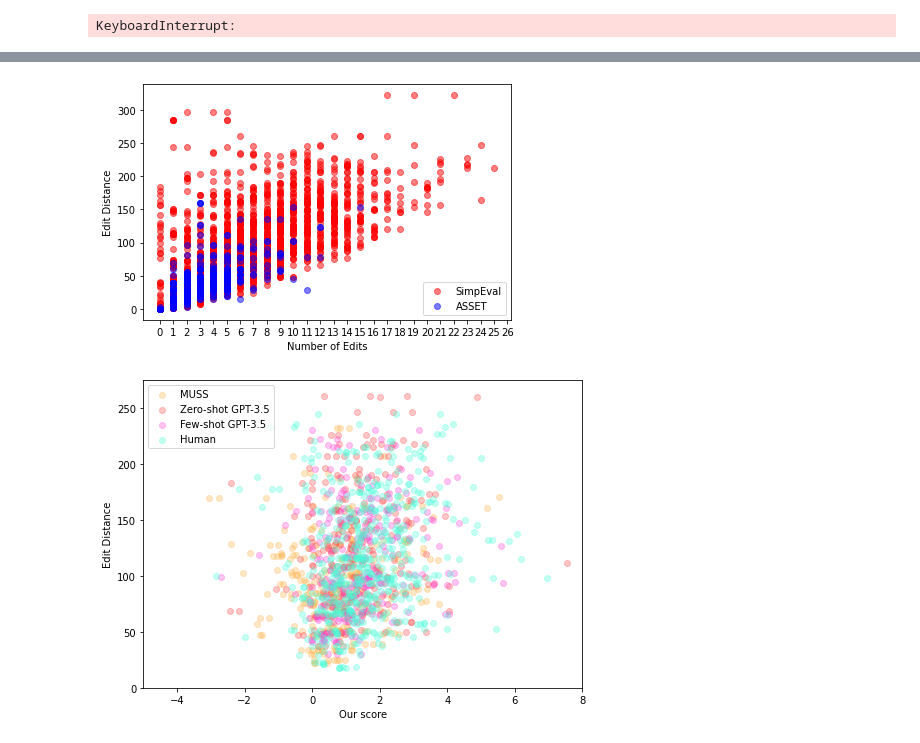
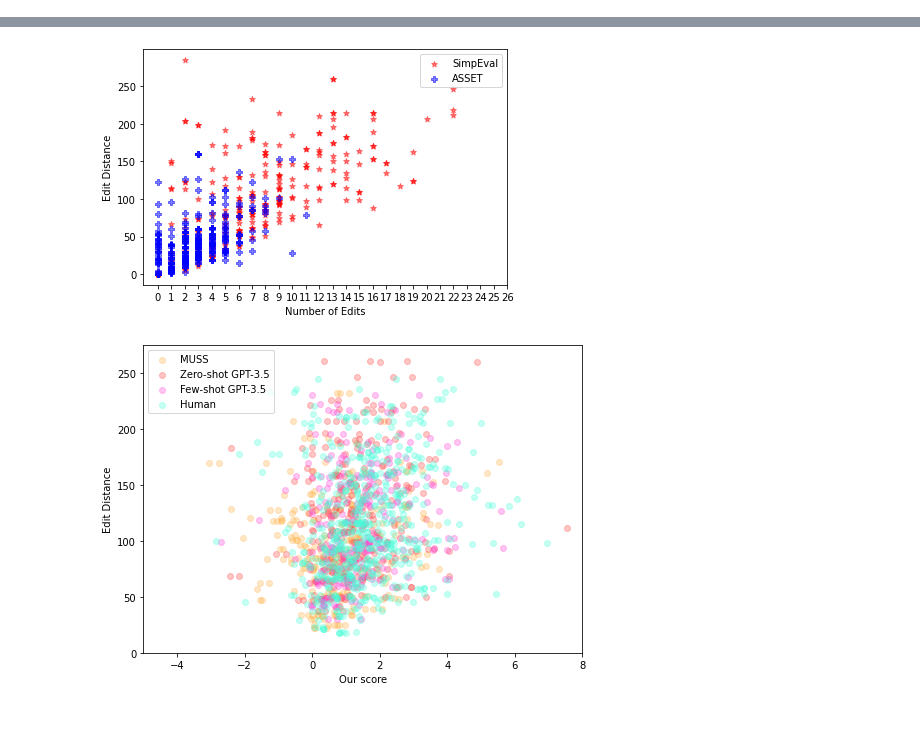
Before and after one commit to Yao-Dou/ts-annotation-tool, a Jupyter notebook: analysis/edit-distance.ipynb, the cells around one changed output, grey strips where cells are left out. Saved outputs shown, nothing was run; the diff lists cells and outputs as text; code cells hidden in the pictures.

```diff
--- a/analysis/edit-distance.ipynb
+++ b/analysis/edit-distance.ipynb
@@ -2,9 +2,7 @@
 from utils.all import *
 
 # There's also 'tutorial' and 'preliminary' data
-data = load_data('../annotated', batch_num=[5, 6, 7, 8, 9, 10, 11], preprocess=True)
+data = load_data('../data/inspection_rating_annotated', preprocess=True, adjudicated=True)
 systems = set([x['system'] for x in data])
 edit_types = set(data[0]['annotations'].keys())
-
-# TODO: trivial edits on substitutions aren't being processed correctly
 # %% [output]
@@ -19,3 +50,4 @@ KeyboardInterrupt:
 # %%
-asset = load_data('../annotated', batch_num=[1, 2, 3, 4], preprocess=True)
+import utils.dataloader_old as dl
+asset = dl.load_data('../data/annotated', batch_num=[1, 2, 3, 4], preprocess=True)
 # %% [output]
@@ -29,8 +71,6 @@ When processing sentence: rachel - Batch 4, HIT 5 (ID 124). Caught error on: Cou
 # %%
 for sent in data:
     sent['ed'] = edit_dist(sent['original'], sent['simplified'])
-# %% [output]
-KeyboardInterrupt:
 # %%
 for sent in asset:
     sent['ed'] = edit_dist(sent['original'], sent['simplified'])
@@ -37,12 +79,15 @@ for sent in asset:
 # %%
+n = 300
+
 pts = []
 for sent in data:
     pts += [(
         len(sent['processed_annotations']),
         sent['ed']
     )]
+pts = random.sample(pts, n)
 x, y = [p[0] for p in pts], [p[1] for p in pts]
-plt.scatter(x, y, color='red', label='SimpEval', alpha=0.5)
+plt.scatter(x, y, color='red', label='SimpEval', marker="*", alpha=0.5)
 
 # a, b = np.polyfit(x, y, 1)
 # plt.plot(x, a*np.asarray(x)+b, color='red', alpha=0.5)
@@ -53,8 +98,9 @@ for sent in asset:
         len(sent['processed_annotations']),
         sent['ed']
     )]
+pts = random.sample(pts, n)
 x, y = [p[0] for p in pts], [p[1] for p in pts]
-plt.scatter(x, y, color='blue', label='ASSET', alpha=0.5)
+plt.scatter(x, y, color='blue', label='ASSET', marker="P", alpha=0.5)
 
 # a, b = np.polyfit(x, y, 1)
 # plt.plot(x, a*np.asarray(x)+b, color='blue', alpha=0.5)
@@ -65,7 +111,7 @@ plt.xticks(np.arange(0, 27, 1))
 plt.xlabel('Number of Edits')
 plt.ylabel('Edit Distance')
 plt.legend()
-out_filename = f'../paper/plot/edit-distance-num-edits.pdf'
+out_filename = f'../paper/plot/appendix/edit-distance-num-edits.pdf'
 plt.savefig(out_filename, format="pdf", bbox_inches='tight', pad_inches=0.0)
 plt.show()
 # %% [output]
@@ -72,4 +121,4 @@ plt.show()
-[figure, old version]
+[figure, new version]
 # %%
 # average_scores: Averages our scores before plotting
 for sent in data:
```
Also changed, not shown: parts of 5 cells of this notebook, 9 other files.
